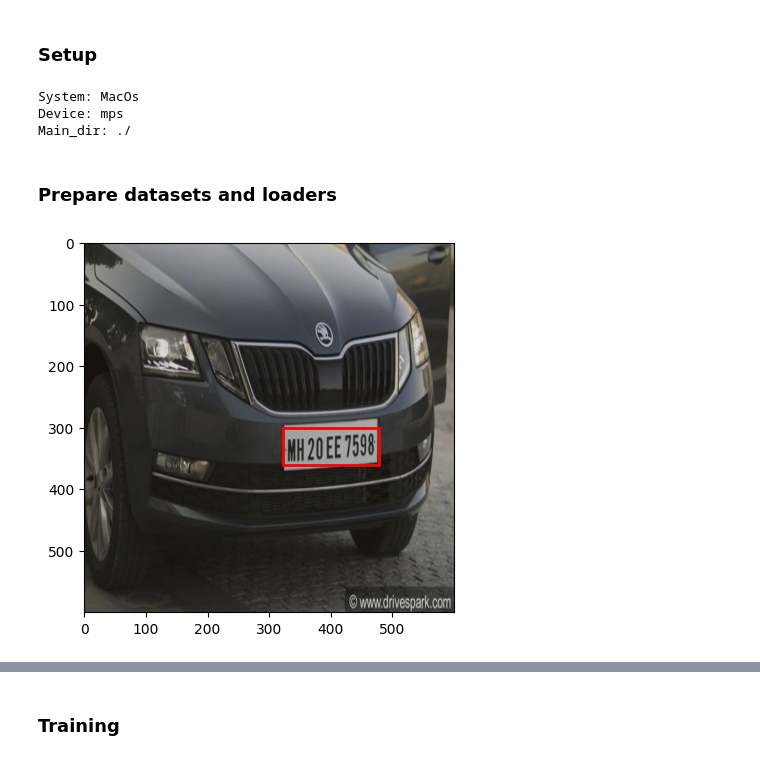
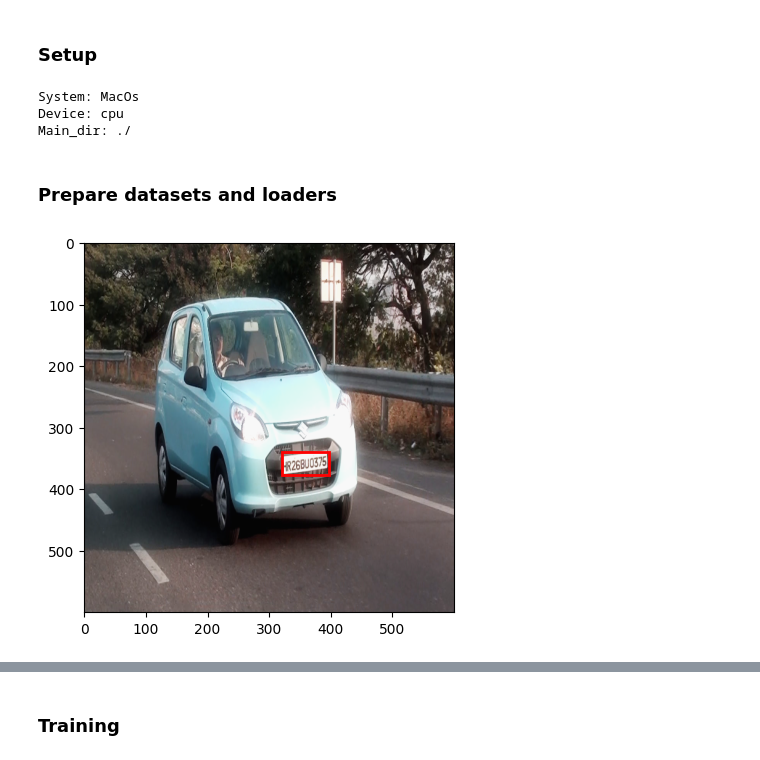
Before and after one commit to ValerioSpagnoli/EyeRoad, a Jupyter notebook: src/notebook.ipynb, the cells around one changed output, grey strips where cells are left out. Saved outputs shown, nothing was run; the diff lists cells and outputs as text; code cells hidden in the pictures.

```diff
--- a/src/notebook.ipynb
+++ b/src/notebook.ipynb
@@ -13,8 +13,8 @@ if platform.system() == "Darwin":
     data_dir = '../data/'
     weights_dir = '../weights/'
 
-    #device = 'cpu'
-    device = 'mps' if torch.backends.mps.is_available()  else 'cpu'
+    device = 'cpu'
+    #device = 'mps' if torch.backends.mps.is_available()  else 'cpu'
 
     print(f"System: MacOs\nDevice: {device}\nMain_dir: {main_dir}")
 
@@ -51,7 +51,7 @@ else:
     print("System unknown")
 # %% [output]
 System: MacOs
-Device: mps
+Device: cpu
 Main_dir: ./
 # %% [markdown]
 <h3>Prepare datasets and loaders</h3>
@@ -67,3 +67,4 @@ if PREPARE_CSV:
 # %%
-train_ds, valid_ds = dataset.get_datasets(data_dir=main_dir+data_dir, csv_file='dataset.csv')
+train_ds_cu, valid_ds_cu = dataset.get_datasets(data_dir=main_dir+data_dir+'close_up/', csv_file='dataset.csv')
+train_ds_tc, valid_ds_tc = dataset.get_datasets(data_dir=main_dir+data_dir+'traffic_camera/', csv_file='dataset.csv')
 # %%
@@ -71,4 +73,4 @@ if PLOT_STATS: dataset.dataset_stats(dataset=train_ds)
 # %%
-dataset.plot_image_from_dataset(dataset=train_ds, idx=0)
+dataset.plot_image_from_dataset(dataset=train_ds_cu, idx=0)
 # %% [output]
-[figure, old version]
+[figure, new version]
```
Also changed, not shown: parts of 10 cells of this notebook, 17 other files.
